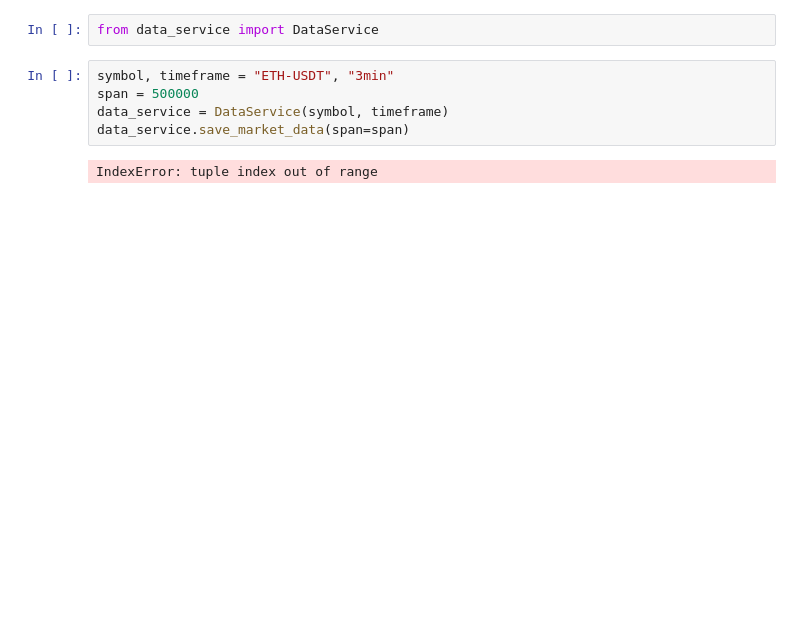
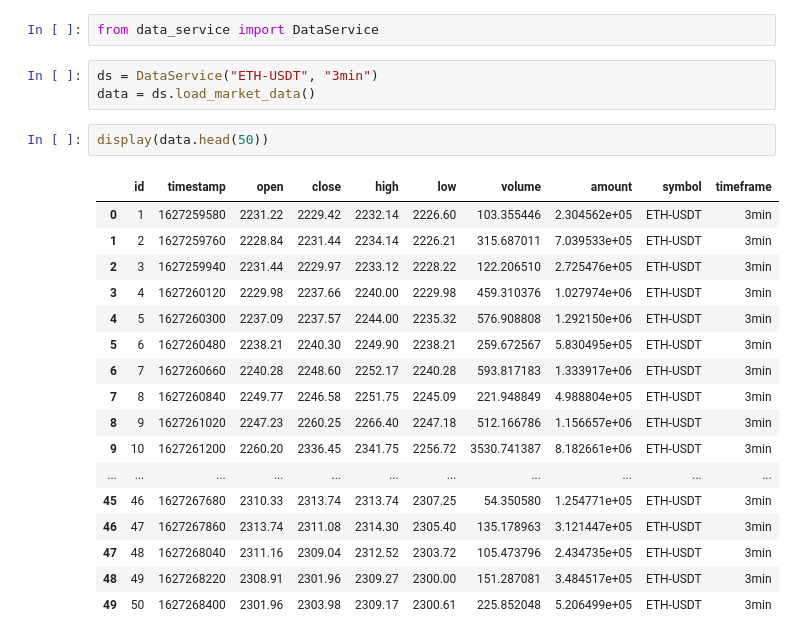
Before and after one commit to rustam-sa/hft, a Jupyter notebook: pull_data.ipynb, the cells around one changed output. Saved outputs shown, nothing was run; the diff lists cells and outputs as text; blank space fills up the shorter version.

```diff
--- a/pull_data.ipynb
+++ b/pull_data.ipynb
@@ -1,9 +1,25 @@
 # %%
 from data_service import DataService
-# %%
-symbol, timeframe = "ETH-USDT", "3min"
-span = 500000
-data_service = DataService(symbol, timeframe)
-data_service.save_market_data(span=span)
-# %% [output]
-IndexError: tuple index out of range
+# %%
+ds = DataService("ETH-USDT", "3min")
+data = ds.load_market_data()
+# %%
+display(data.head(50))
+# %% [output]
+|  | id | timestamp | open | close | high | low | volume | amount | symbol | timeframe |
+| 0 | 1 | 1627259580 | 2231.22 | 2229.42 | 2232.14 | 2226.60 | 103.355446 | 2.304562e+05 | ETH-USDT | 3min |
+| 1 | 2 | 1627259760 | 2228.84 | 2231.44 | 2234.14 | 2226.21 | 315.687011 | 7.039533e+05 | ETH-USDT | 3min |
+| 2 | 3 | 1627259940 | 2231.44 | 2229.97 | 2233.12 | 2228.22 | 122.206510 | 2.725476e+05 | ETH-USDT | 3min |
+| 3 | 4 | 1627260120 | 2229.98 | 2237.66 | 2240.00 | 2229.98 | 459.310376 | 1.027974e+06 | ETH-USDT | 3min |
+| 4 | 5 | 1627260300 | 2237.09 | 2237.57 | 2244.00 | 2235.32 | 576.908808 | 1.292150e+06 | ETH-USDT | 3min |
+| 5 | 6 | 1627260480 | 2238.21 | 2240.30 | 2249.90 | 2238.21 | 259.672567 | 5.830495e+05 | ETH-USDT | 3min |
+| 6 | 7 | 1627260660 | 2240.28 | 2248.60 | 2252.17 | 2240.28 | 593.817183 | 1.333917e+06 | ETH-USDT | 3min |
+| 7 | 8 | 1627260840 | 2249.77 | 2246.58 | 2251.75 | 2245.09 | 221.948849 | 4.988804e+05 | ETH-USDT | 3min |
+| 8 | 9 | 1627261020 | 2247.23 | 2260.25 | 2266.40 | 2247.18 | 512.166786 | 1.156657e+06 | ETH-USDT | 3min |
+| 9 | 10 | 1627261200 | 2260.20 | 2336.45 | 2341.75 | 2256.72 | 3530.741387 | 8.182661e+06 | ETH-USDT | 3min |
+| ... | ... | ... | ... | ... | ... | ... | ... | ... | ... | ... |
+| 45 | 46 | 1627267680 | 2310.33 | 2313.74 | 2313.74 | 2307.25 | 54.350580 | 1.254771e+05 | ETH-USDT | 3min |
+| 46 | 47 | 1627267860 | 2313.74 | 2311.08 | 2314.30 | 2305.40 | 135.178963 | 3.121447e+05 | ETH-USDT | 3min |
+| 47 | 48 | 1627268040 | 2311.16 | 2309.04 | 2312.52 | 2303.72 | 105.473796 | 2.434735e+05 | ETH-USDT | 3min |
+| 48 | 49 | 1627268220 | 2308.91 | 2301.96 | 2309.27 | 2300.00 | 151.287081 | 3.484517e+05 | ETH-USDT | 3min |
+| 49 | 50 | 1627268400 | 2301.96 | 2303.98 | 2309.17 | 2300.61 | 225.852048 | 5.206499e+05 | ETH-USDT | 3min |
```
Also changed, not shown: parts of 13 cells of this notebook, 6 other files.
